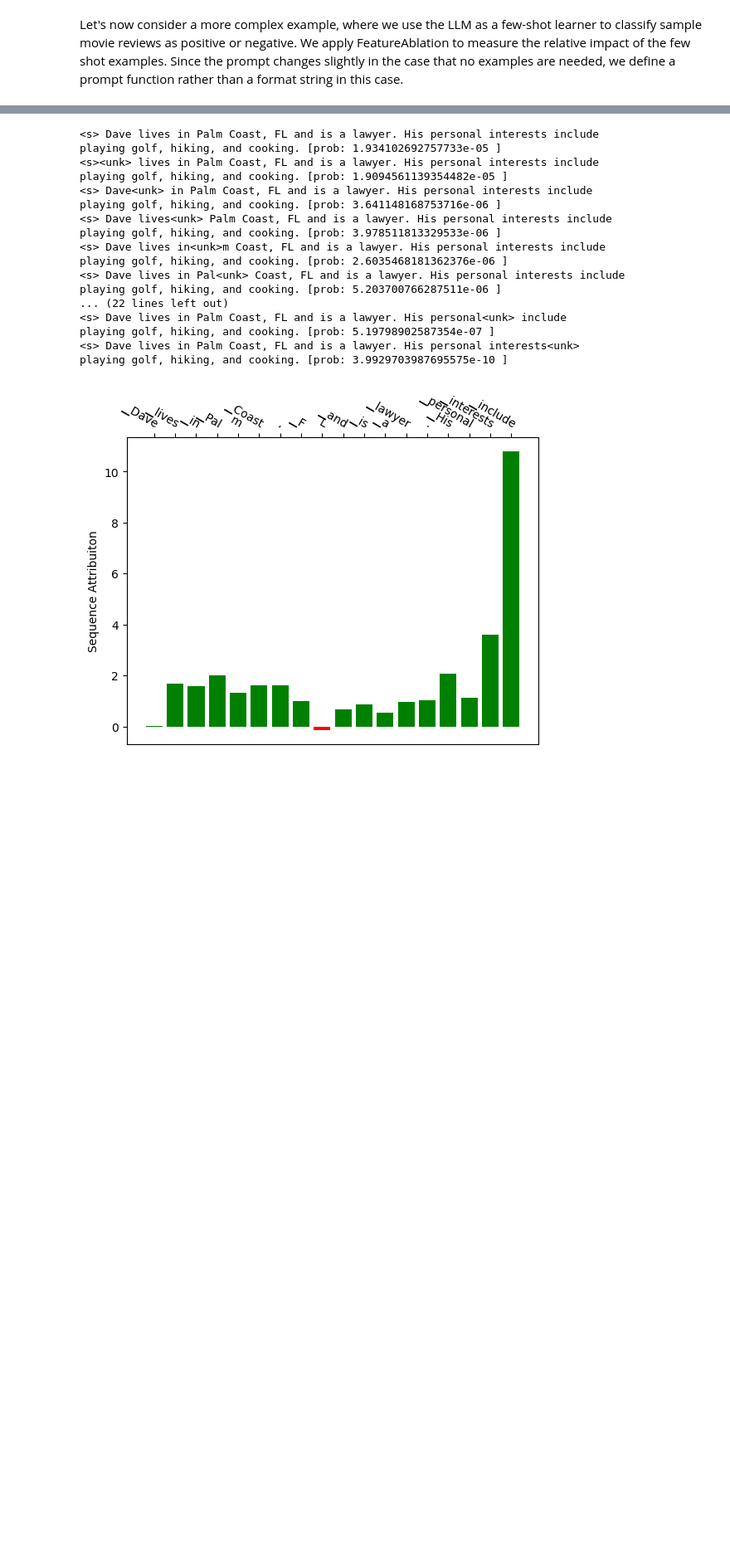
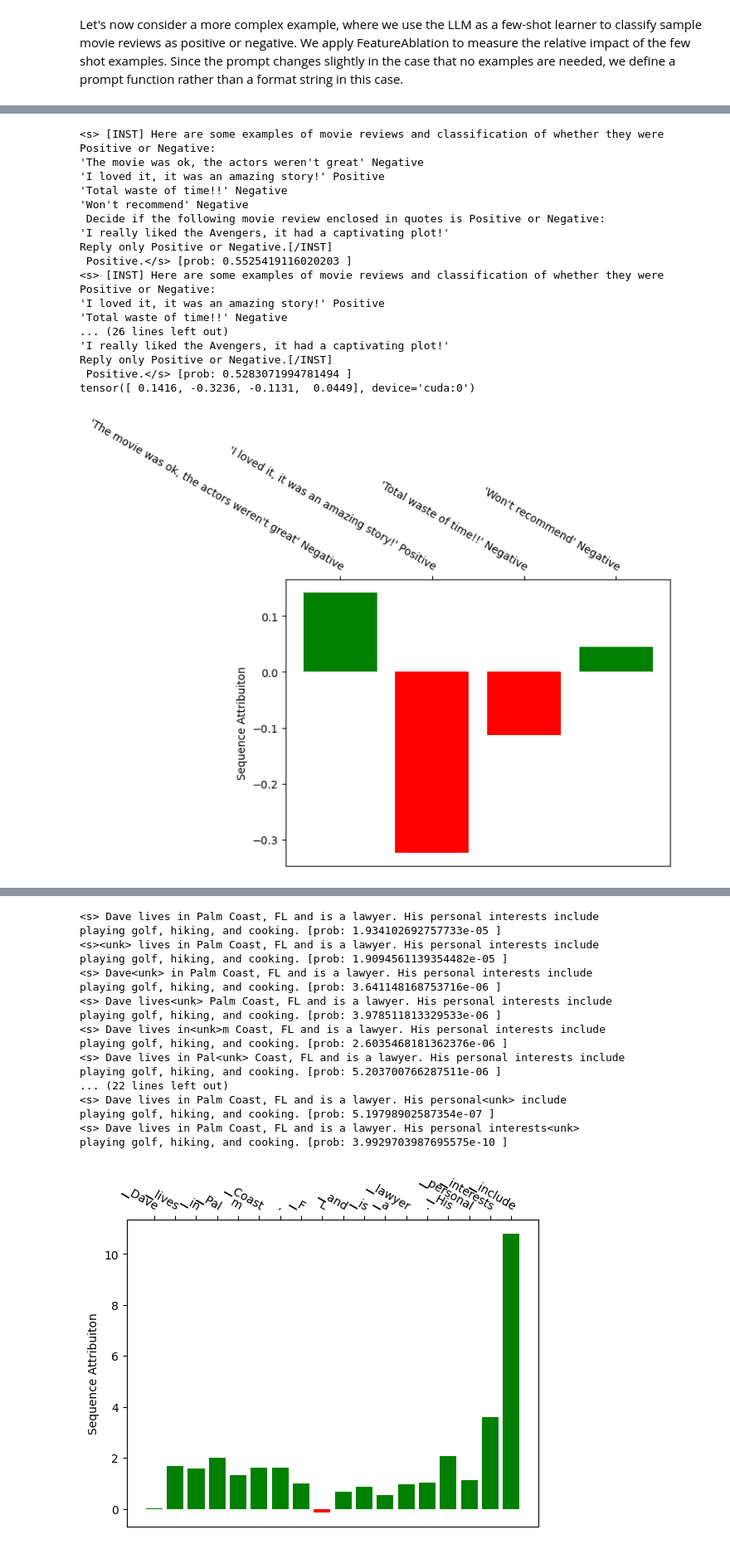
Before and after one commit to pytorch/captum, a Jupyter notebook: tutorials/LLama2-Captum-Demo.ipynb, the cells around one changed output, grey strips where cells are left out. Shown at 83% size. Cells and saved outputs as stored; diff of their text form; code cells hidden in the pictures; blank space fills up the shorter version.

```diff
--- a/tutorials/LLama2-Captum-Demo.ipynb
+++ b/tutorials/LLama2-Captum-Demo.ipynb
@@ -928,0 +947,29 @@ attr_viz_8.plot_token_attr()
+# %%
+attr_result_88 = llm_attr.attribute(
+    inp_feature,
+#     target="Positive"
+)
+attr_viz_88 = LLMAttrViz(**attr_result_88)
+
+print(attr_viz_88.seq_attr)
+attr_viz_88.plot_seq_attr()
+attr_viz_88.plot_token_attr()
+# %% [output]
+<s> [INST] Here are some examples of movie reviews and classification of whether they were Positive or Negative:
+'The movie was ok, the actors weren't great' Negative
+'I loved it, it was an amazing story!' Positive
+'Total waste of time!!' Negative
+'Won't recommend' Negative
+ Decide if the following movie review enclosed in quotes is Positive or Negative:
+'I really liked the Avengers, it had a captivating plot!'
+Reply only Positive or Negative.[/INST]
+ Positive.</s> [prob: 0.5525419116020203 ]
+<s> [INST] Here are some examples of movie reviews and classification of whether they were Positive or Negative:
+'I loved it, it was an amazing story!' Positive
+'Total waste of time!!' Negative
+... (26 lines left out)
+'I really liked the Avengers, it had a captivating plot!'
+Reply only Positive or Negative.[/INST]
+ Positive.</s> [prob: 0.5283071994781494 ]
+tensor([ 0.1416, -0.3236, -0.1131,  0.0449], device='cuda:0')
+[figure, added]
```
Also changed, not shown: parts of 18 cells of this notebook, 1 other file.
